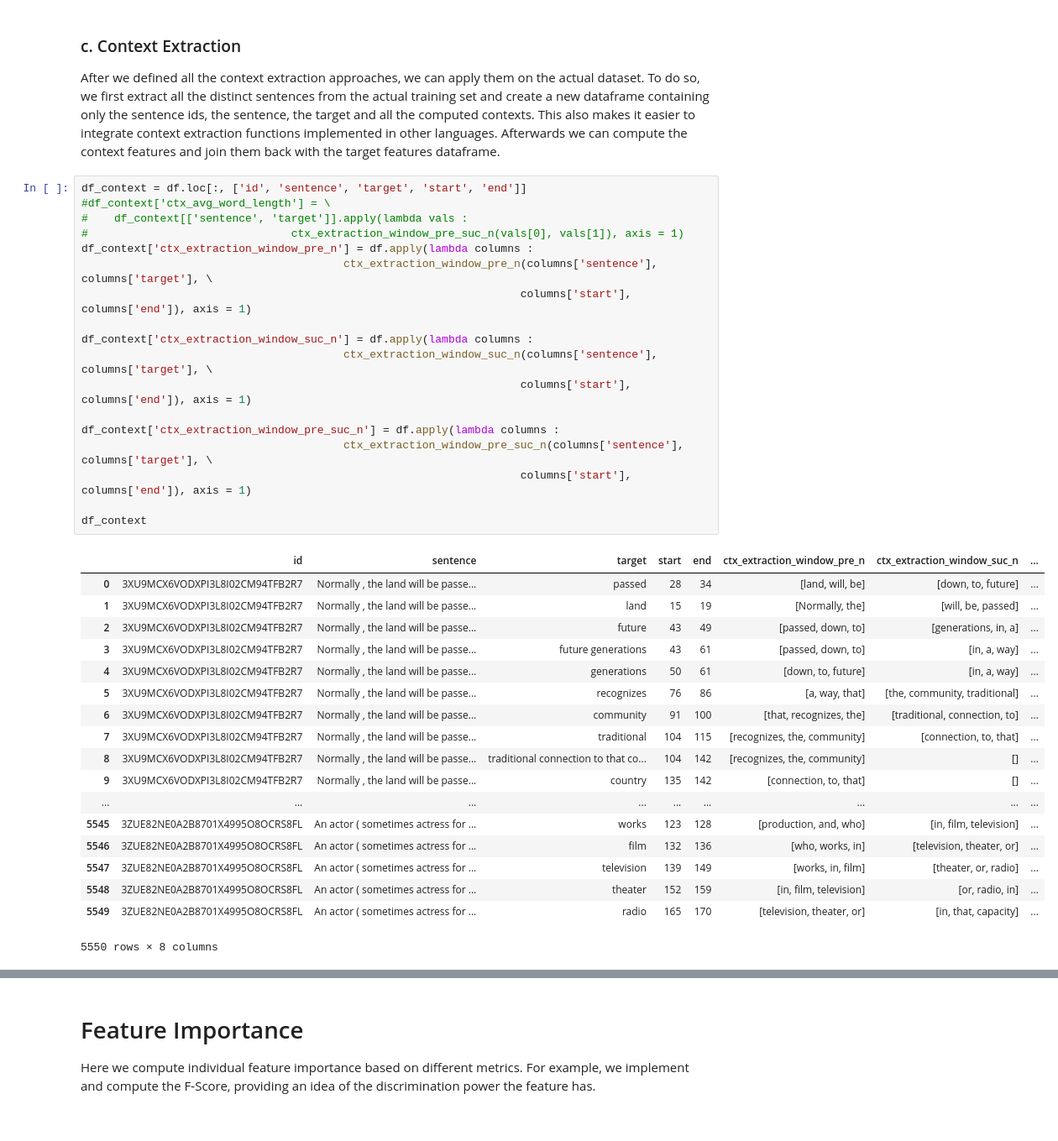
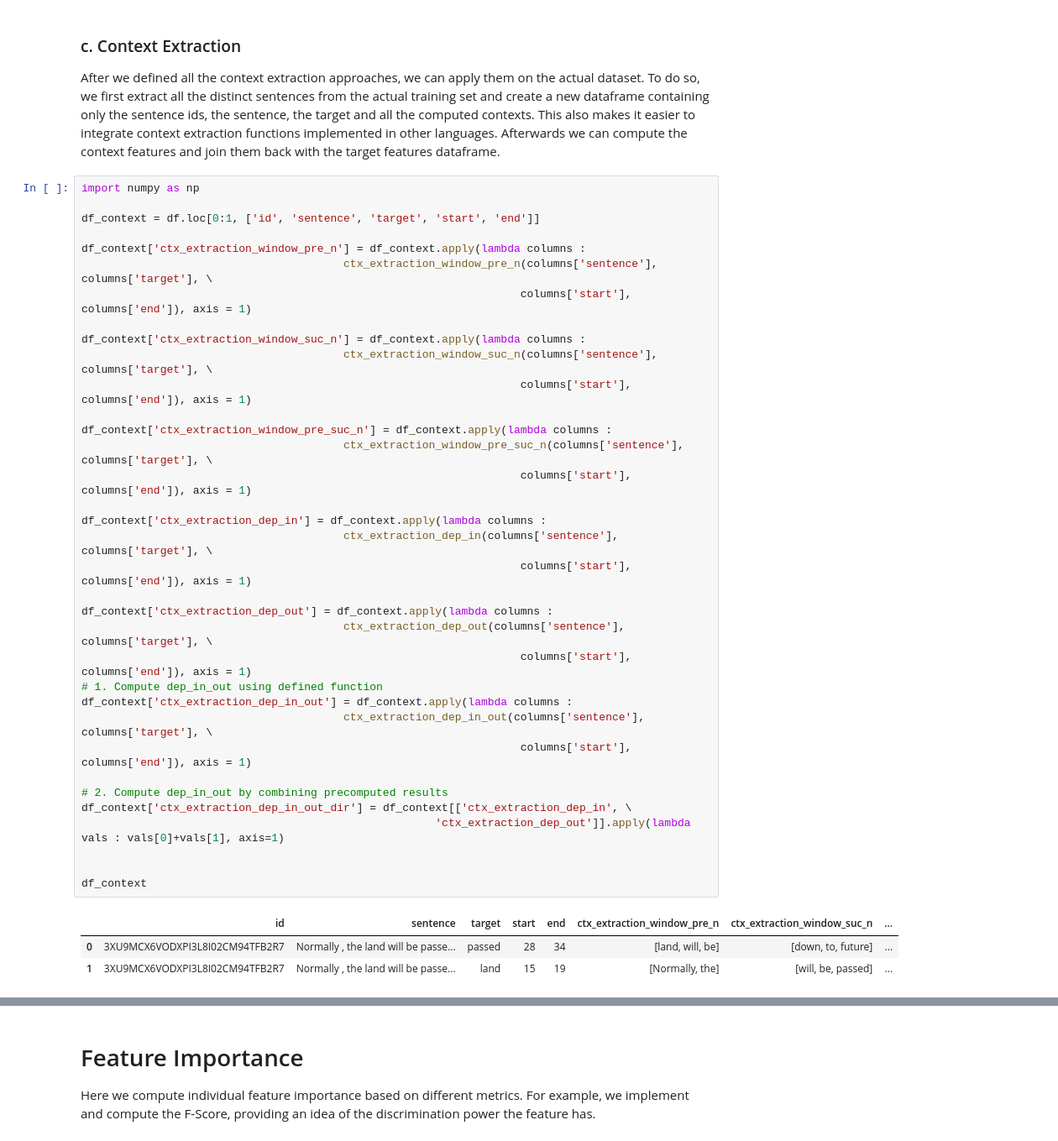
Before and after one commit to kristiankolthoff/CoWoPhId, a Jupyter notebook: python/FeaturesCWI.ipynb, the cells around one changed output, grey strips where cells are left out. Shown at 84% size. Saved outputs shown, nothing was run; the diff lists cells and outputs as text.

Commit message:
Context extractions fixes

```diff
--- a/python/FeaturesCWI.ipynb
+++ b/python/FeaturesCWI.ipynb
@@ -554,39 +577,41 @@ print(ctx_extraction_dep_recu_in_out_cover(sentence, "the", cover=0.1))
 
 After we defined all the context extraction approaches, we can apply them on the actual dataset. To do so, we first extract all the distinct sentences from the actual training set and create a new dataframe containing only the sentence ids, the sentence, the target and all the computed contexts. This also makes it easier to integrate context extraction functions implemented in other languages. Afterwards we can compute the context features and join them back with the target features dataframe.
 # %%
-df_context = df.loc[:, ['id', 'sentence', 'target', 'start', 'end']]
-#df_context['ctx_avg_word_length'] = \
-#    df_context[['sentence', 'target']].apply(lambda vals :
-#                               ctx_extraction_window_pre_suc_n(vals[0], vals[1]), axis = 1)
-df_context['ctx_extraction_window_pre_n'] = df.apply(lambda columns :
+import numpy as np
+
+df_context = df.loc[0:1, ['id', 'sentence', 'target', 'start', 'end']]
+
+df_context['ctx_extraction_window_pre_n'] = df_context.apply(lambda columns :
                                         ctx_extraction_window_pre_n(columns['sentence'], columns['target'], \
                                                                    columns['start'], columns['end']), axis = 1)
 
-df_context['ctx_extraction_window_suc_n'] = df.apply(lambda columns :
+df_context['ctx_extraction_window_suc_n'] = df_context.apply(lambda columns :
                                         ctx_extraction_window_suc_n(columns['sentence'], columns['target'], \
                                                                    columns['start'], columns['end']), axis = 1)
 
-df_context['ctx_extraction_window_pre_suc_n'] = df.apply(lambda columns :
+df_context['ctx_extraction_window_pre_suc_n'] = df_context.apply(lambda columns :
                                         ctx_extraction_window_pre_suc_n(columns['sentence'], columns['target'], \
                                                                    columns['start'], columns['end']), axis = 1)
 
+df_context['ctx_extraction_dep_in'] = df_context.apply(lambda columns :
+                                        ctx_extraction_dep_in(columns['sentence'], columns['target'], \
+                                                                   columns['start'], columns['end']), axis = 1)
+
+df_context['ctx_extraction_dep_out'] = df_context.apply(lambda columns :
+                                        ctx_extraction_dep_out(columns['sentence'], columns['target'], \
+                                                                   columns['start'], columns['end']), axis = 1)
+# 1. Compute dep_in_out using defined function
+df_context['ctx_extraction_dep_in_out'] = df_context.apply(lambda columns :
+                                        ctx_extraction_dep_in_out(columns['sentence'], columns['target'], \
+                                                                   columns['start'], columns['end']), axis = 1)
+
+# 2. Compute dep_in_out by combining precomputed results
+df_context['ctx_extraction_dep_in_out_dir'] = df_context[['ctx_extraction_dep_in', \
+                                                      'ctx_extraction_dep_out']].apply(lambda vals : vals[0]+vals[1], axis=1)
+
+
 df_context
 # %% [output]
 |  | id | sentence | target | start | end | ctx_extraction_window_pre_n | ctx_extraction_window_suc_n | ... |
 | 0 | 3XU9MCX6VODXPI3L8I02CM94TFB2R7 | Normally , the land will be passe... | passed | 28 | 34 | [land, will, be] | [down, to, future] | ... |
 | 1 | 3XU9MCX6VODXPI3L8I02CM94TFB2R7 | Normally , the land will be passe... | land | 15 | 19 | [Normally, the] | [will, be, passed] | ... |
-| 2 | 3XU9MCX6VODXPI3L8I02CM94TFB2R7 | Normally , the land will be passe... | future | 43 | 49 | [passed, down, to] | [generations, in, a] | ... |
-| 3 | 3XU9MCX6VODXPI3L8I02CM94TFB2R7 | Normally , the land will be passe... | future generations | 43 | 61 | [passed, down, to] | [in, a, way] | ... |
-| 4 | 3XU9MCX6VODXPI3L8I02CM94TFB2R7 | Normally , the land will be passe... | generations | 50 | 61 | [down, to, future] | [in, a, way] | ... |
-| 5 | 3XU9MCX6VODXPI3L8I02CM94TFB2R7 | Normally , the land will be passe... | recognizes | 76 | 86 | [a, way, that] | [the, community, traditional] | ... |
-| 6 | 3XU9MCX6VODXPI3L8I02CM94TFB2R7 | Normally , the land will be passe... | community | 91 | 100 | [that, recognizes, the] | [traditional, connection, to] | ... |
-| 7 | 3XU9MCX6VODXPI3L8I02CM94TFB2R7 | Normally , the land will be passe... | traditional | 104 | 115 | [recognizes, the, community] | [connection, to, that] | ... |
-| 8 | 3XU9MCX6VODXPI3L8I02CM94TFB2R7 | Normally , the land will be passe... | traditional connection to that co... | 104 | 142 | [recognizes, the, community] | [] | ... |
-| 9 | 3XU9MCX6VODXPI3L8I02CM94TFB2R7 | Normally , the land will be passe... | country | 135 | 142 | [connection, to, that] | [] | ... |
-| ... | ... | ... | ... | ... | ... | ... | ... | ... |
-| 5545 | 3ZUE82NE0A2B8701X4995O8OCRS8FL | An actor ( sometimes actress for ... | works | 123 | 128 | [production, and, who] | [in, film, television] | ... |
-| 5546 | 3ZUE82NE0A2B8701X4995O8OCRS8FL | An actor ( sometimes actress for ... | film | 132 | 136 | [who, works, in] | [television, theater, or] | ... |
-| 5547 | 3ZUE82NE0A2B8701X4995O8OCRS8FL | An actor ( sometimes actress for ... | television | 139 | 149 | [works, in, film] | [theater, or, radio] | ... |
-| 5548 | 3ZUE82NE0A2B8701X4995O8OCRS8FL | An actor ( sometimes actress for ... | theater | 152 | 159 | [in, film, television] | [or, radio, in] | ... |
-| 5549 | 3ZUE82NE0A2B8701X4995O8OCRS8FL | An actor ( sometimes actress for ... | radio | 165 | 170 | [television, theater, or] | [in, that, capacity] | ... |
-5550 rows × 8 columns
```
Also changed, not shown: parts of 5 cells of this notebook.
